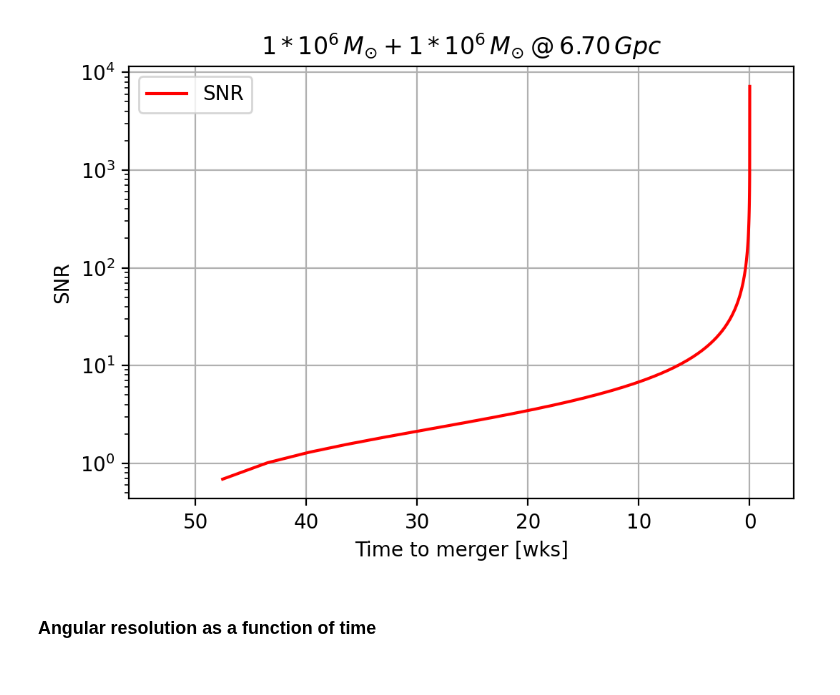
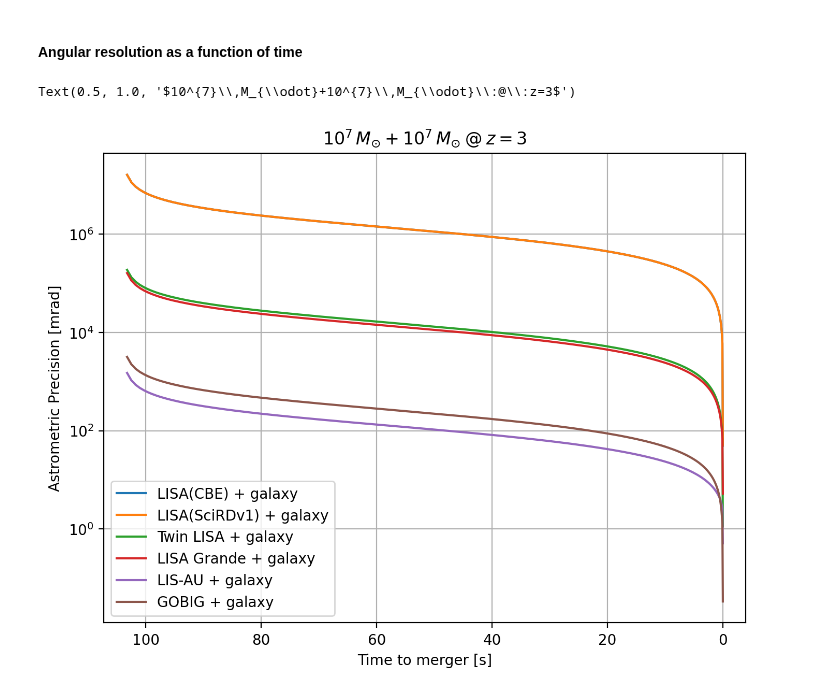
Before and after one commit to JohnGBaker/GWI-metrics, a Jupyter notebook: Notebooks/binaryResolution.ipynb, the cells around one changed output. Drawn from its saved outputs; the diff is of its cells as text; code cells hidden in the pictures.

Commit message:
worked chirping angular resolution into metrics.py and added a notebook to compute for one source and many concepts.

```diff
--- a/Notebooks/binaryResolution.ipynb
+++ b/Notebooks/binaryResolution.ipynb
@@ -47,4 +26,0 @@ binaryParams
-# %%
-# define the concept
-model=concepts.LISASciRDv1
-model
@@ -96,0 +30,3 @@ ax.grid(True)
+# %%
+source = sources.MBHB73.copy()
+source
@@ -96,0 +60,6 @@ ax.grid(True)
+# %%
+obs = list()
+for m in models:
+    ob = metrics.getSourceSnr(source,m,-2.0*constants.year)
+    ob = metrics.getResolution(ob)
+    obs.append(ob)
@@ -106,14 +91,16 @@ tvals = -np.flip(np.logspace(np.log10(-tstop),np.log10(-tstart),Npts))
 # %%
-f_of_t = chirp.fFromT(tvals,binaryParams['mtot'],binaryParams['eta'])
+# SNR of time plot
 fig = plt.figure(figsize=(6,4),dpi=200)
 ax = fig.add_subplot(1,1,1)
-ax.plot(-tvals*52/constants.year,f_of_t,'none',color='red',linestyle='-',label=r'$f_{GW}$')
-plt.title(sigLabel)
-plt.xlim([-tstart*52/constants.year+4,-4])
+for ob in obs:
+    ax.plot(-ob.get('t')*52/constants.year,ob.get('SNR of t'),linestyle='-',label=ob.get('model').get('label'))
+
+plt.xlim([-ob.get('t')[0]*52/constants.year+4,-4])
+plt.title(ob.get('source').get('label'))
 ax.set_xscale('linear')
 ax.set_yscale('log')
 plt.xlabel('Time to merger [wks]')
-plt.ylabel(r'Frequency [Hz]')
+plt.ylabel(r'SNR')
 plt.legend()
 ax.grid(True)
 # %% [output]
@@ -127,19 +108,18 @@ snr_of_t = np.sqrt(np.cumsum(np.diff(f_of_t)*snri[1:]))
+# %% [markdown]
+#### Angular resolution as a function of time
 # %%
-tplot = np.append(tvals[1:],0)
-snrplot = np.append(snr_of_t,snr)
-fig = plt.figure(figsize=(6,4),dpi=200)
+# Angular resolution
+fig = plt.figure(figsize=[8,6],dpi=200)
 ax = fig.add_subplot(1,1,1)
-ax.plot(-tplot*52/constants.year,snrplot,'none',color='red',linestyle='-',label=r'SNR')
-plt.title(sigLabel)
-plt.xlim([-tstart*52/constants.year+4,-4])
-ax.set_xscale('linear')
-ax.set_yscale('log')
-plt.xlabel('Time to merger [wks]')
-plt.ylabel(r'SNR')
+for ob in obs:
+    ax.plot(-ob.get('t')*52/constants.year,ob.get('Angular Resolution')*1e3,label= ob.get('model').get('label'))
+plt.xlim([-ob.get('t')[0]*52/constants.year+4,-4])
 plt.legend()
-ax.grid(True)
 plt.yscale('log')
+plt.grid(True)
+plt.xlabel('Time to merger [s]')
+plt.ylabel('Astrometric Precision [mrad]')
+plt.title(ob.get('source').get('label'))
 # %% [output]
+Text(0.5, 1.0, '$10^{7}\\,M_{\\odot}+10^{7}\\,M_{\\odot}\\:@\\:z=3$')
-[figure, old version]
+[figure, new version]
-# %% [markdown]
-### Angular resolution as a function of time
```
Also changed, not shown: parts of 23 cells of this notebook, 1 other file.
